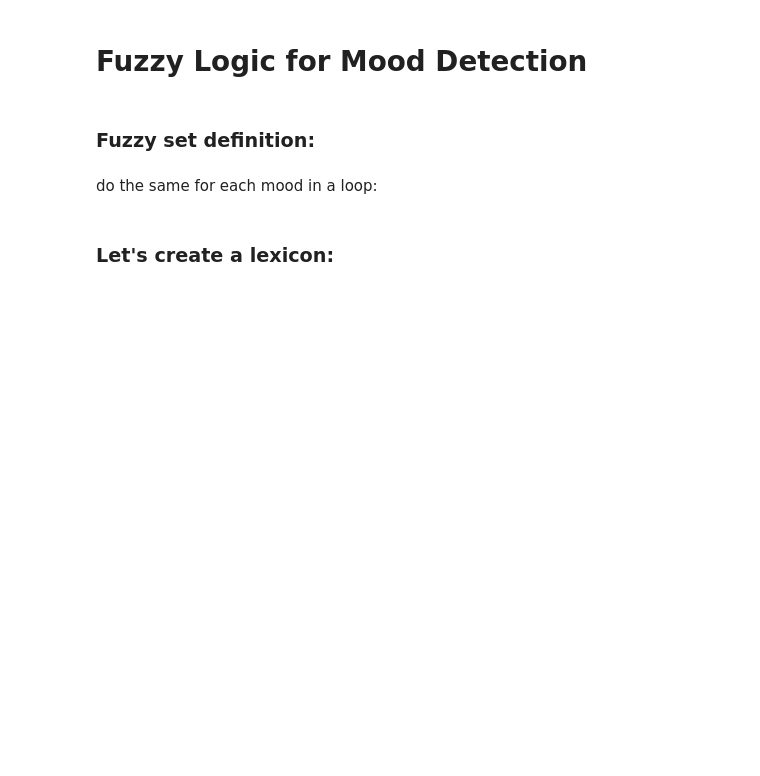
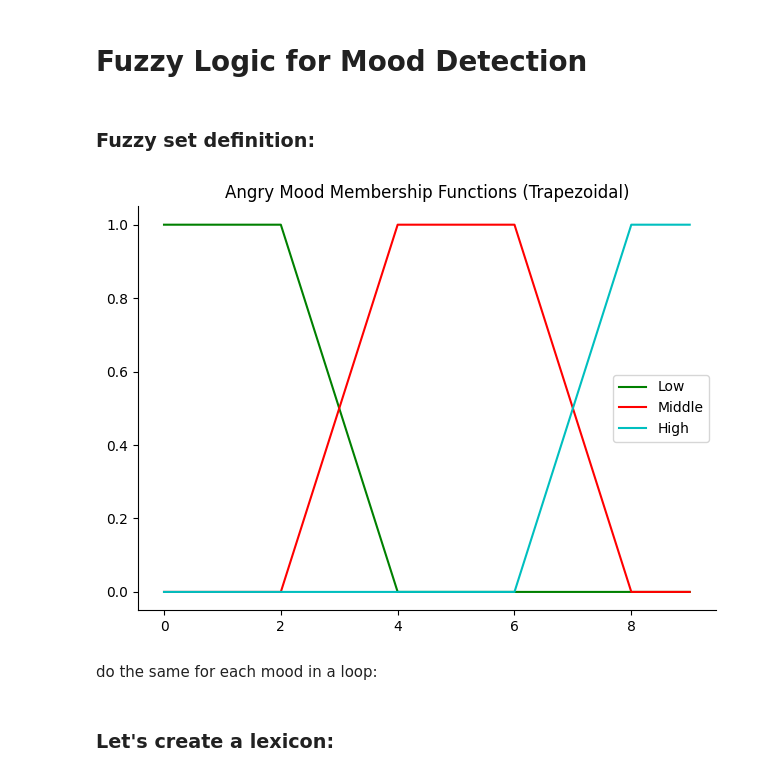
Before and after one commit to maxvonlancaster/math_modeling, a Jupyter notebook: sci/semantic_fuzzy.ipynb, the cells around one changed output. Cells and saved outputs as stored; diff of their text form; code cells hidden in the pictures; blank space fills up the shorter version.

```diff
--- a/sci/semantic_fuzzy.ipynb
+++ b/sci/semantic_fuzzy.ipynb
@@ -10,31 +10,33 @@ from skfuzzy import control as ctrl
 # %%
 # Define the universe of discourse for the "Angry" mood
 x_angry = np.arange(0,10,1)
 
 # Define trapezoidal membership functions for "Angry"
 angry_low = fuzz.trapmf(x_angry, [0, 0, 2, 4])
-angry_middle = fuzz.trapmf(x_angry, [3, 5, 6, 8])
+angry_middle = fuzz.trapmf(x_angry, [2, 4, 6, 8])
 angry_high = fuzz.trapmf(x_angry, [6, 8, 10, 10])
 
 # Plotting the membership functions
 fig, ax = plt.subplots()
 
 ax.plot(x_angry, angry_low, 'g', linewidth=1.5, label='Low')
 ax.plot(x_angry, angry_middle, 'r', linewidth=1.5, label='Middle')
 ax.plot(x_angry, angry_high, 'c', linewidth=1.5, label='High')
 
 ax.set_title('Angry Mood Membership Functions (Trapezoidal)')
 ax.legend()
 
 # Turn off top/right axes
 for ax in (ax,):
     ax.spines['top'].set_visible(False)
     ax.spines['right'].set_visible(False)
     ax.get_xaxis().tick_bottom()
     ax.get_yaxis().tick_left()
 
 plt.tight_layout()
 
 plt.show()
+# %% [output]
+[figure, added]
 # %% [markdown]
 do the same for each mood in a loop:
```
Also changed, not shown: parts of 2 cells of this notebook.
